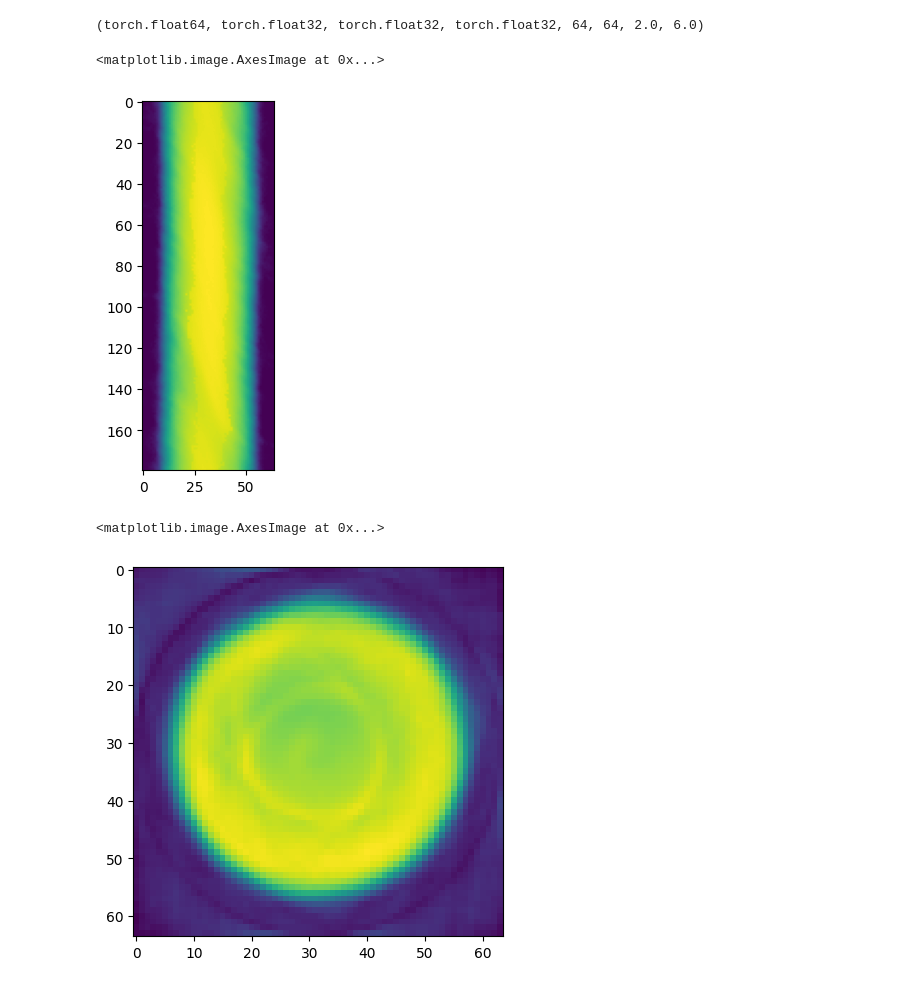
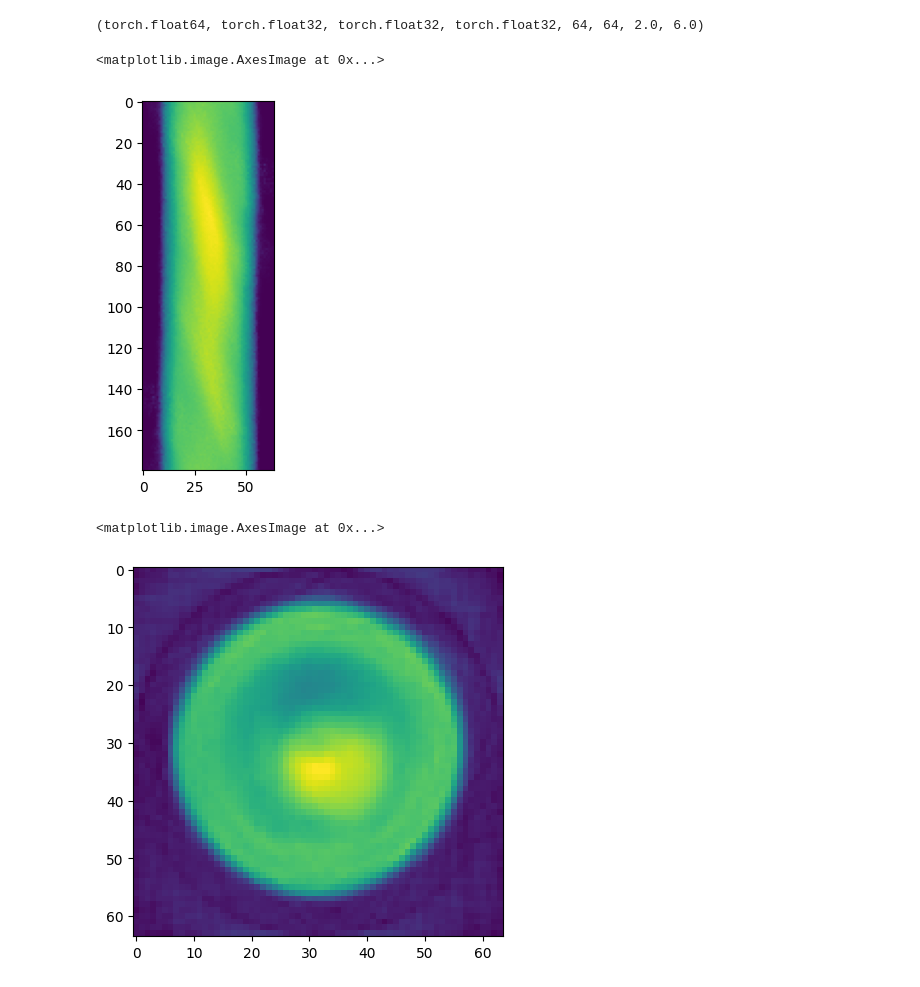
Before and after one commit to Sywth/ml-notebooks, a Jupyter notebook: nerf_pytorch.ipynb, the cells around one changed output. Saved outputs shown, nothing was run; the diff lists cells and outputs as text; code cells hidden in the pictures.

```diff
--- a/nerf_pytorch.ipynb
+++ b/nerf_pytorch.ipynb
@@ -278,24 +278,27 @@ def positional_encoding(
 ## TinyNeRF: Network architecture
 # %%
 class VeryTinyNerfModel(torch.nn.Module):
-  r"""Define a "very tiny" NeRF model comprising three fully connected layers.
+  r"""Define a "very tiny" NeRF model comprising five fully connected layers.
   """
   def __init__(self, filter_size=128, num_encoding_functions=6):
     super(VeryTinyNerfModel, self).__init__()
-    # Input layer (default: 39 -> 128)
-    self.layer1 = torch.nn.Linear(3 + 3 * 2 * num_encoding_functions, filter_size)
-    # Layer 2 (default: 128 -> 128)
-    self.layer2 = torch.nn.Linear(filter_size, filter_size)
-    # Layer 3 (default: 128 -> 4)
-    self.layer3 = torch.nn.Linear(filter_size, 4)
-    # Short hand for torch.nn.functional.relu
+    in_size = 3 + 3 * 2 * num_encoding_functions
+    self.skip = {3, 7}
+    self.layers = torch.nn.ModuleList(
+        [torch.nn.Linear(in_size, filter_size)] +
+        [torch.nn.Linear(filter_size + (in_size if i in self.skip else 0), filter_size) for i in range(1,9)]
+    )
+    self.out_layer = torch.nn.Linear(filter_size, 4)
     self.relu = torch.nn.functional.relu
 
   def forward(self, x):
-    x = self.relu(self.layer1(x))
-    x = self.relu(self.layer2(x))
-    x = self.layer3(x)
-    return x
+    x_og = x
+    for i, layer in enumerate(self.layers):
+        if i in self.skip:
+            x = torch.cat([x, x_og], dim=-1)
+        x = self.relu(layer(x))
+
+    return self.out_layer(x)
 # %% [markdown]
 ## Dataloading utils
 # %%
@@ -659,7 +535,7 @@ Parameters for TinyNeRF training
 
 # Number of functions used in the positional encoding (Be sure to update the
 # model if this number changes).
-num_encoding_functions = 6
+num_encoding_functions = 16
 # Specify encoding function.
 encode = lambda x: positional_encoding(x, num_encoding_functions=num_encoding_functions)
 # Number of depth samples along each ray.
@@ -672,7 +548,7 @@ chunk_size = 16384  # Use chunksize of about 4096 to fit in ~1.4 GB of GPU memor
 
 # Optimizer parameters
 lr = 5e-3
-num_iters = 2e3
+num_iters = 1e3
 
 # Misc parameters
 num_displays = 5  # Number of images to display
@@ -680,7 +556,10 @@ num_displays = 5  # Number of images to display
 """
 Model
 """
-model = VeryTinyNerfModel(num_encoding_functions=num_encoding_functions)
+model = VeryTinyNerfModel(
+  128,
+  num_encoding_functions,
+)
 model.to(device)
 
 """
@@ -764,15 +649,18 @@ def rgb_to_mono(rgb):
 # %%
 rgb_reconstruction = np.zeros((180, 64, 64))
 for i,tform in enumerate(tform_cam2world):
-    predicted_rgb = query_nerf(model, config, tform)
+    predicted_rgb = run_one_iter_of_tinynerf(model, height, width, focal_length,
+                                                tform, near_thresh,
+                                                far_thresh, depth_samples_per_ray,
+                                                encode, get_minibatches)
     y_hat = predicted_rgb.detach().cpu().numpy()
     rgb_reconstruction[i] = rgb_to_mono(y_hat)
 
 sinogram = np.moveaxis(rgb_reconstruction, 0, 1)
 plt.imshow(sinogram[23], cmap='viridis')
 # %% [output]
 <matplotlib.image.AxesImage at 0x...>
-[figure, old version]
+[figure, new version]
 # %%
 def create_gif(images, labels = None, template_str = None, output_filename = None, fps=10):
     if labels is None:
@@ -834,7 +722,7 @@ recon_alg = (recon_alg - recon_alg.min()) / (recon_alg.max() - recon_alg.min())
 plt.imshow(recon_alg[32], cmap='viridis')
 # %% [output]
 <matplotlib.image.AxesImage at 0x...>
-[figure, old version]
+[figure, new version]
 # %%
 create_gif(
     rgb_reconstruction,
```
Also changed, not shown: parts of 6 cells of this notebook, 2 other files.
